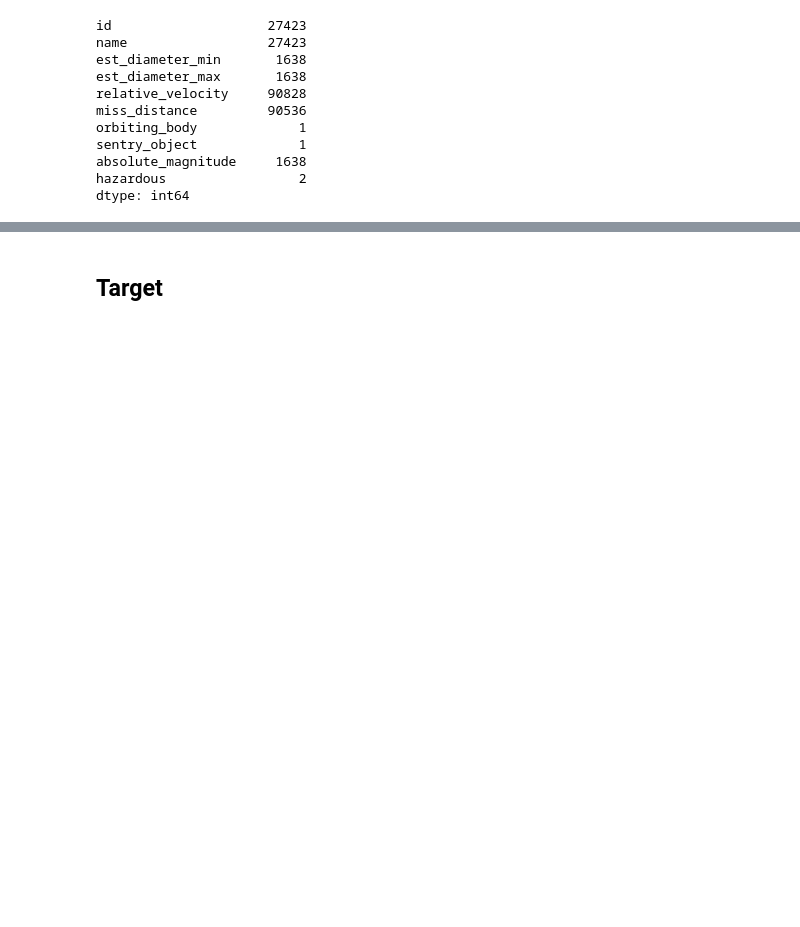
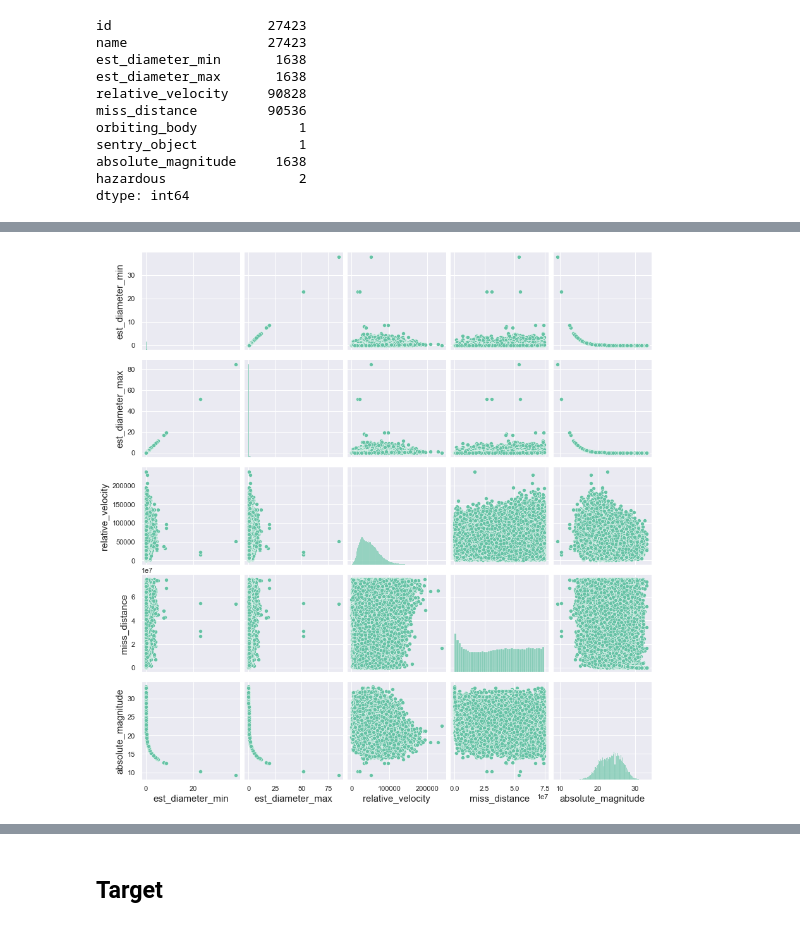
Before and after one commit to enricogoerlitz/ML-Models, a Jupyter notebook: Machine Learning Projects/01_Kaggle_Data_Projects_And_Competitions/00_Starter_Projects/01_NASA__Nearest Earth Objects/notebooks/01_data_eda.ipynb, the cells around one changed output, grey strips where cells are left out. Saved outputs shown, nothing was run; the diff lists cells and outputs as text; code cells hidden in the pictures; blank space fills up the shorter version.

```diff
--- a/Machine Learning Projects/01_Kaggle_Data_Projects_And_Competitions/00_Starter_Projects/01_NASA__Nearest Earth Objects/notebooks/01_data_eda.ipynb
+++ b/Machine Learning Projects/01_Kaggle_Data_Projects_And_Competitions/00_Starter_Projects/01_NASA__Nearest Earth Objects/notebooks/01_data_eda.ipynb
@@ -158,0 +167,4 @@ df.hist(figsize=(15, 15));
+# %%
+sns.pairplot(df[NUM_COLUMNS]);
+# %% [output]
+[figure, added]
```
Also changed, not shown: parts of 44 cells of this notebook.
